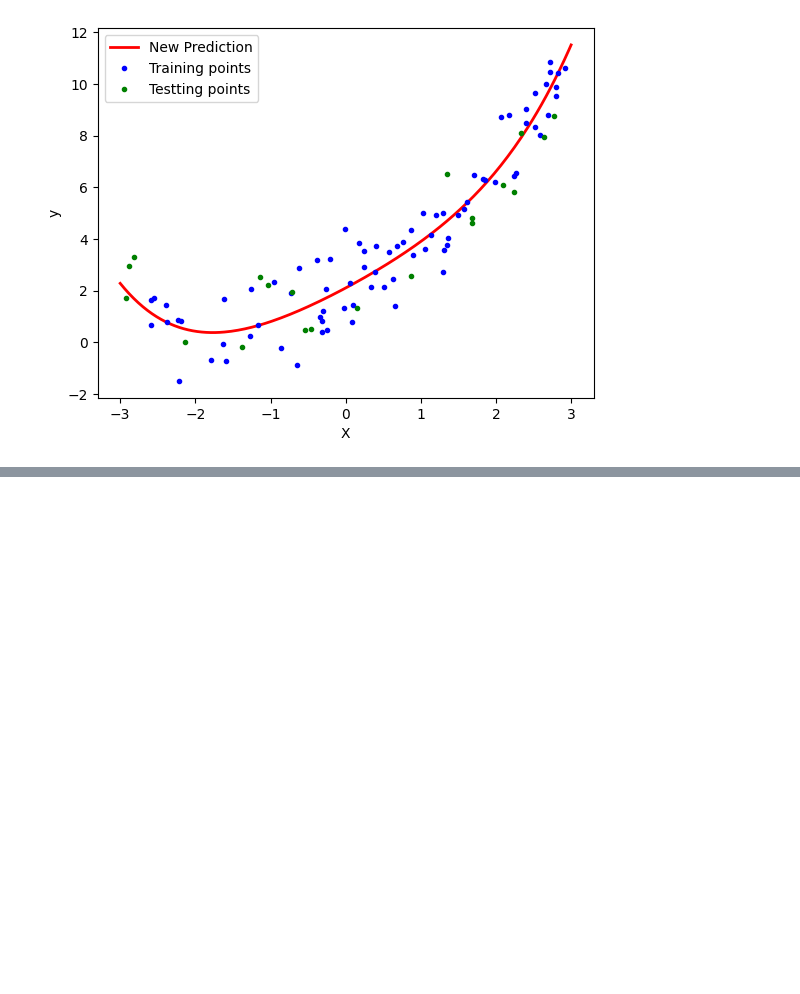
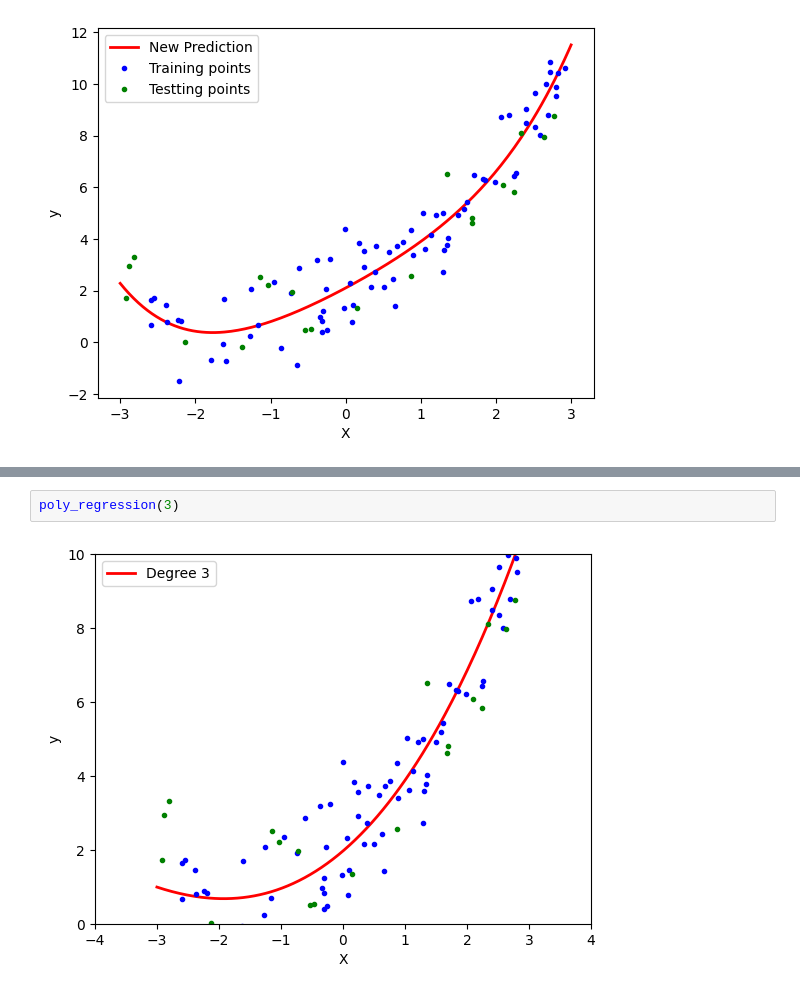
Before and after one commit to Aadarshrai1801/Linear-Regression, a Jupyter notebook: PolynomialRegression.ipynb, the cells around one changed output, grey strips where cells are left out. Drawn from its saved outputs; the diff is of its cells as text; blank space fills up the shorter version.

```diff
--- a/PolynomialRegression.ipynb
+++ b/PolynomialRegression.ipynb
@@ -148,0 +181,4 @@ plt.show()
+# %%
+poly_regression(3)
+# %% [output]
+[figure, added]
```
Also changed, not shown: parts of 8 cells of this notebook.
